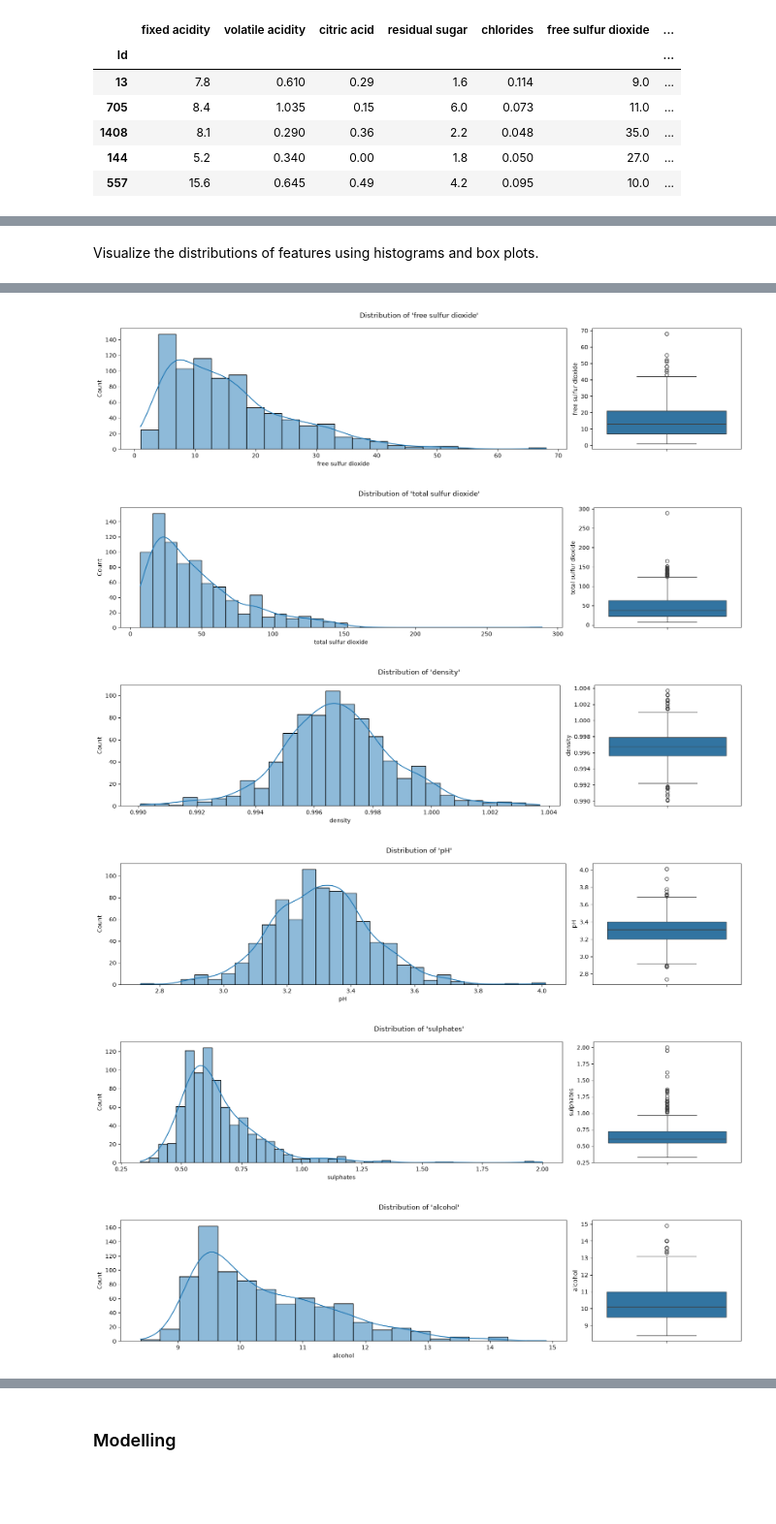
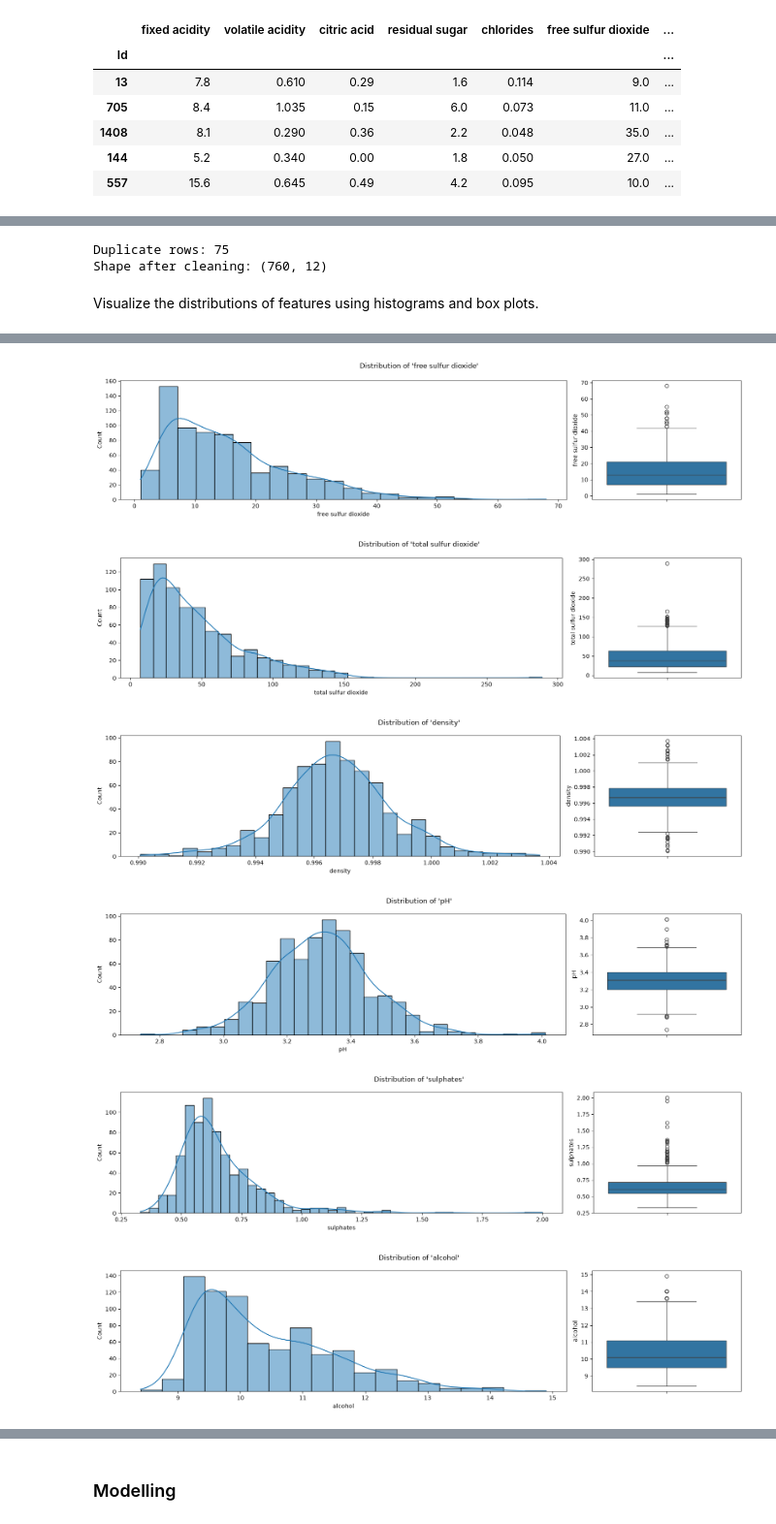
Before and after one commit to kambizaur/DAT200-CA3, a Jupyter notebook: kernel-based_classifiers.ipynb, the cells around one changed output, grey strips where cells are left out. Shown at 97% size. Cells and saved outputs as stored; diff of their text form; code cells hidden in the pictures; blank space fills up the shorter version.

```diff
--- a/kernel-based_classifiers.ipynb
+++ b/kernel-based_classifiers.ipynb
@@ -71,3 +38,0 @@ stats
-# %%
-target = df["quality"]
-df = df.drop(columns=["quality"])
@@ -74,7 +59,18 @@ df = df.drop(columns=["quality"])
+# %%
+print("Duplicate rows:", df.duplicated().sum())
+
+df = df.drop_duplicates()
+
+print("Shape after cleaning:", df.shape)
+# %% [output]
+Duplicate rows: 75
+Shape after cleaning: (760, 12)
 # %% [markdown]
 Visualize the distributions of features using histograms and box plots.
 # %%
-for i, feature in enumerate(df.columns):
+original_features = list(df.columns.drop("quality"))
+
+for i, feature in enumerate(original_features):
     fig, axes = plt.subplots(
         1, 2,
         figsize=(16, 4),
@@ -103,6 +99,6 @@ plt.show()
-[figure, old version]
+[figure, new version]
-[figure, old version]
+[figure, new version]
-[figure, old version]
+[figure, new version]
-[figure, old version]
+[figure, new version]
-[figure, old version]
+[figure, new version]
-[figure, old version]
+[figure, new version]
```
Also changed, not shown: parts of 45 cells of this notebook.
